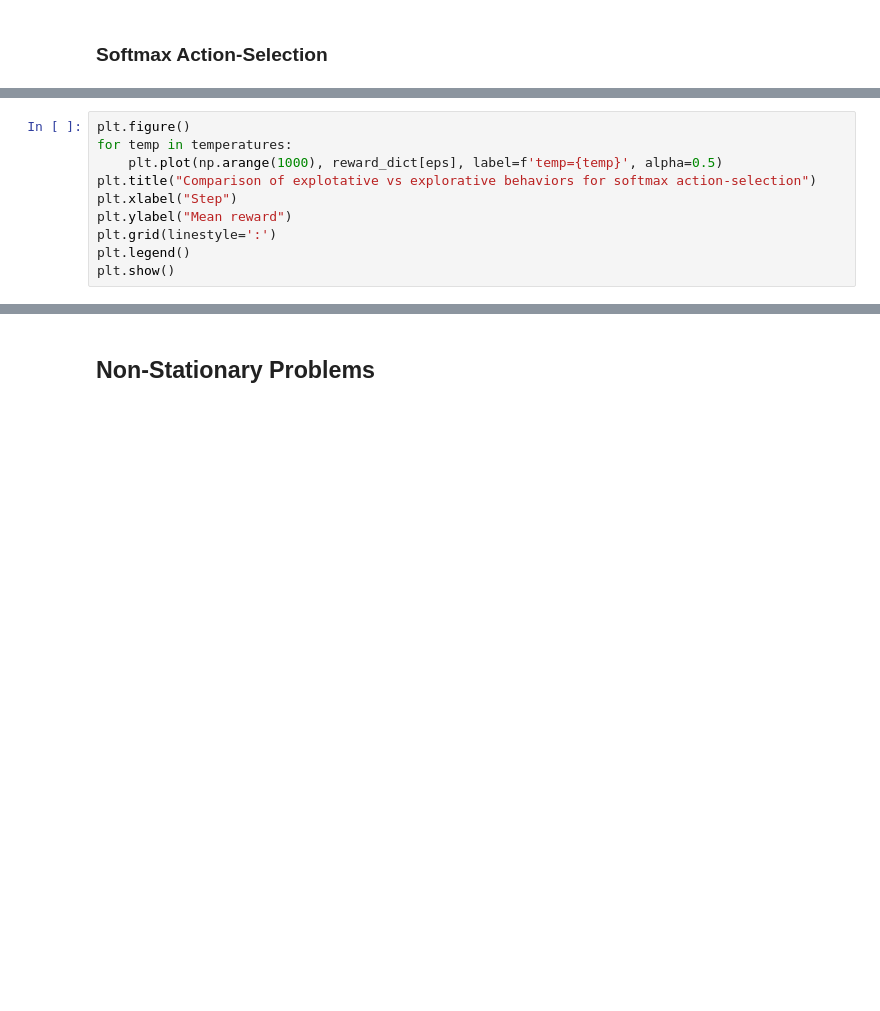
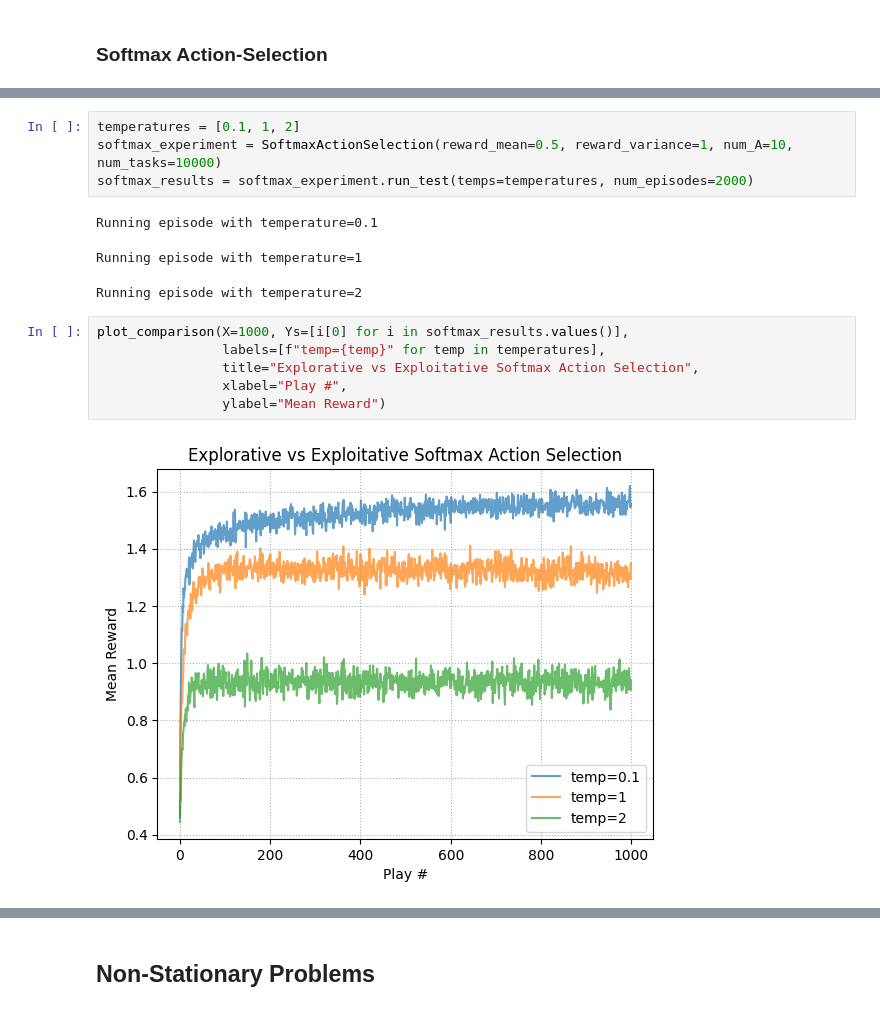
Before and after one commit to aadi219/reinforcement-learning, a Jupyter notebook: n-armed_bandit.ipynb, the cells around one changed output, grey strips where cells are left out. Drawn from its saved outputs; the diff is of its cells as text; blank space fills up the shorter version.

```diff
--- a/n-armed_bandit.ipynb
+++ b/n-armed_bandit.ipynb
@@ -101,10 +112,0 @@ Running task with temp=5
-# %%
-plt.figure()
-for temp in temperatures:
-    plt.plot(np.arange(1000), reward_dict[eps], label=f'temp={temp}', alpha=0.5)
-plt.title("Comparison of explotative vs explorative behaviors for softmax action-selection")
-plt.xlabel("Step")
-plt.ylabel("Mean reward")
-plt.grid(linestyle=':')
-plt.legend()
-plt.show()
@@ -130,0 +154,16 @@ sorted(probs, reverse=True)
+# %%
+temperatures = [0.1, 1, 2]
+softmax_experiment = SoftmaxActionSelection(reward_mean=0.5, reward_variance=1, num_A=10, num_tasks=10000)
+softmax_results = softmax_experiment.run_test(temps=temperatures, num_episodes=2000)
+# %% [output]
+Running episode with temperature=0.1
+Running episode with temperature=1
+Running episode with temperature=2
+# %%
+plot_comparison(X=1000, Ys=[i[0] for i in softmax_results.values()],
+                labels=[f"temp={temp}" for temp in temperatures],
+                title="Explorative vs Exploitative Softmax Action Selection",
+                xlabel="Play #",
+                ylabel="Mean Reward")
+# %% [output]
+[figure, added]
```
Also changed, not shown: parts of 32 cells of this notebook.
